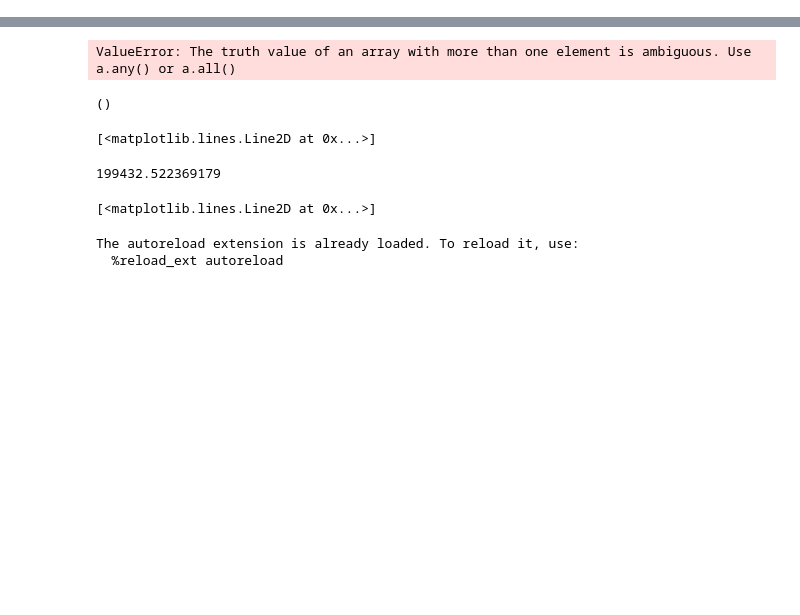
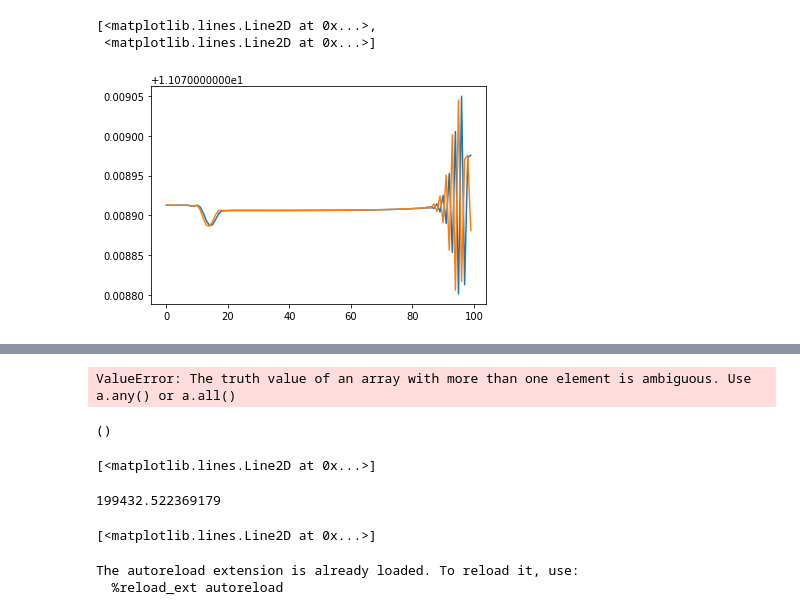
Before and after one commit to fredriclam/quail_volcano, a Jupyter notebook: scenarios/verification_acoustic/verification_acoustic.ipynb, the cells around one changed output, grey strips where cells are left out. Cells and saved outputs as stored; diff of their text form; code cells hidden in the pictures; blank space fills up the shorter version.

```diff
--- a/scenarios/verification_acoustic/verification_acoustic.ipynb
+++ b/scenarios/verification_acoustic/verification_acoustic.ipynb
@@ -78,0 +87,10 @@ The autoreload extension is already loaded. To reload it, use:
+# %%
+solver = solver_from(50)
+Uq = solver.state_coeffs
+S = solver.physics.compute_variable("Temperature", Uq) / \
+  solver.physics.compute_variable("Pressure", Uq)**((1.4-1)/1.4)
+plt.plot(S.squeeze())
+# %% [output]
+[<matplotlib.lines.Line2D at 0x...>,
+ <matplotlib.lines.Line2D at 0x...>]
+[figure, added]
```
Also changed, not shown: parts of 55 cells of this notebook, 5 other files.
